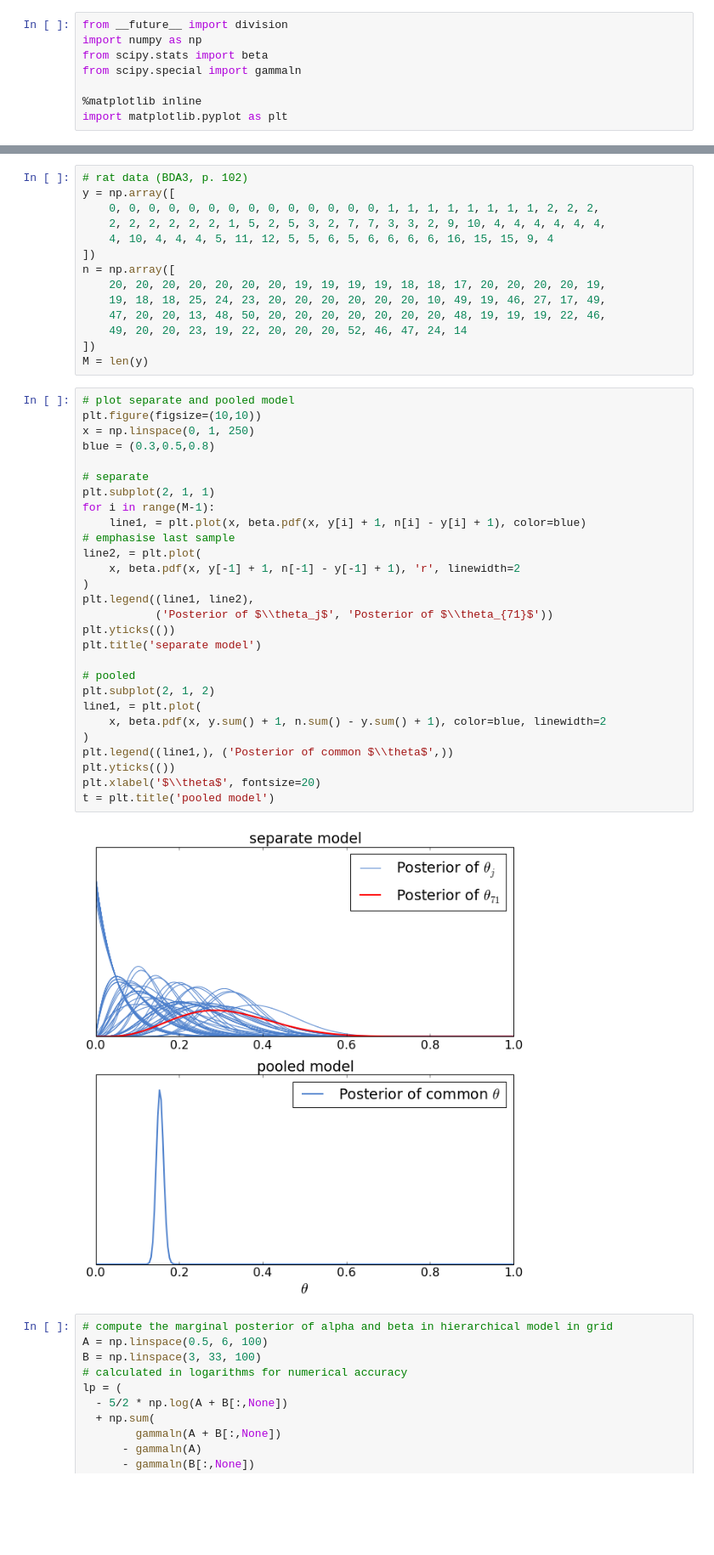
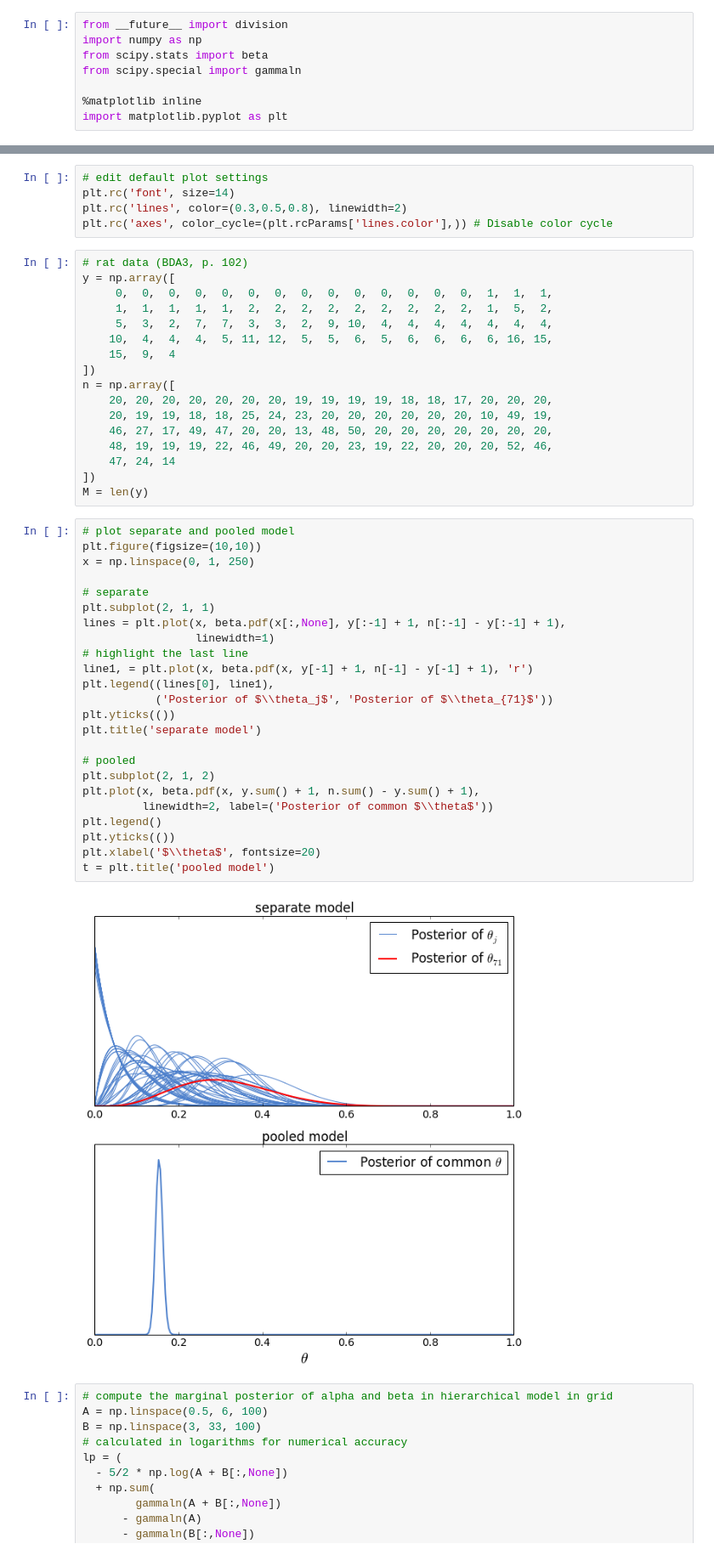
Before and after one commit to avehtari/BDA_py_demos, a Jupyter notebook: demos_ch5/demo5_1.ipynb, the cells around one changed output, grey strips where cells are left out. Shown at 85% size. Saved outputs shown, nothing was run; the diff lists cells and outputs as text; blank space fills up the shorter version.

```diff
--- a/demos_ch5/demo5_1.ipynb
+++ b/demos_ch5/demo5_1.ipynb
@@ -18,47 +14,51 @@ matplotlib.rc('font', size=16)
+# %%
+# edit default plot settings
+plt.rc('font', size=14)
+plt.rc('lines', color=(0.3,0.5,0.8), linewidth=2)
+plt.rc('axes', color_cycle=(plt.rcParams['lines.color'],)) # Disable color cycle
 # %%
 # rat data (BDA3, p. 102)
 y = np.array([
-    0, 0, 0, 0, 0, 0, 0, 0, 0, 0, 0, 0, 0, 0, 1, 1, 1, 1, 1, 1, 1, 1, 2, 2, 2,
-    2, 2, 2, 2, 2, 2, 1, 5, 2, 5, 3, 2, 7, 7, 3, 3, 2, 9, 10, 4, 4, 4, 4, 4, 4,
-    4, 10, 4, 4, 4, 5, 11, 12, 5, 5, 6, 5, 6, 6, 6, 6, 16, 15, 15, 9, 4
+     0,  0,  0,  0,  0,  0,  0,  0,  0,  0,  0,  0,  0,  0,  1,  1,  1,
+     1,  1,  1,  1,  1,  2,  2,  2,  2,  2,  2,  2,  2,  2,  1,  5,  2,
+     5,  3,  2,  7,  7,  3,  3,  2,  9, 10,  4,  4,  4,  4,  4,  4,  4,
+    10,  4,  4,  4,  5, 11, 12,  5,  5,  6,  5,  6,  6,  6,  6, 16, 15,
+    15,  9,  4
 ])
 n = np.array([
-    20, 20, 20, 20, 20, 20, 20, 19, 19, 19, 19, 18, 18, 17, 20, 20, 20, 20, 19,
-    19, 18, 18, 25, 24, 23, 20, 20, 20, 20, 20, 20, 10, 49, 19, 46, 27, 17, 49,
-    47, 20, 20, 13, 48, 50, 20, 20, 20, 20, 20, 20, 20, 48, 19, 19, 19, 22, 46,
-    49, 20, 20, 23, 19, 22, 20, 20, 20, 52, 46, 47, 24, 14
+    20, 20, 20, 20, 20, 20, 20, 19, 19, 19, 19, 18, 18, 17, 20, 20, 20,
+    20, 19, 19, 18, 18, 25, 24, 23, 20, 20, 20, 20, 20, 20, 10, 49, 19,
+    46, 27, 17, 49, 47, 20, 20, 13, 48, 50, 20, 20, 20, 20, 20, 20, 20,
+    48, 19, 19, 19, 22, 46, 49, 20, 20, 23, 19, 22, 20, 20, 20, 52, 46,
+    47, 24, 14
 ])
 M = len(y)
 # %%
 # plot separate and pooled model
 plt.figure(figsize=(10,10))
 x = np.linspace(0, 1, 250)
-blue = (0.3,0.5,0.8)
 
 # separate
 plt.subplot(2, 1, 1)
-for i in range(M-1):
-    line1, = plt.plot(x, beta.pdf(x, y[i] + 1, n[i] - y[i] + 1), color=blue)
-# emphasise last sample
-line2, = plt.plot(
-    x, beta.pdf(x, y[-1] + 1, n[-1] - y[-1] + 1), 'r', linewidth=2
-)
-plt.legend((line1, line2),
+lines = plt.plot(x, beta.pdf(x[:,None], y[:-1] + 1, n[:-1] - y[:-1] + 1),
+                 linewidth=1)
+# highlight the last line
+line1, = plt.plot(x, beta.pdf(x, y[-1] + 1, n[-1] - y[-1] + 1), 'r')
+plt.legend((lines[0], line1),
            ('Posterior of $\\theta_j$', 'Posterior of $\\theta_{71}$'))
 plt.yticks(())
 plt.title('separate model')
 
 # pooled
 plt.subplot(2, 1, 2)
-line1, = plt.plot(
-    x, beta.pdf(x, y.sum() + 1, n.sum() - y.sum() + 1), color=blue, linewidth=2
-)
-plt.legend((line1,), ('Posterior of common $\\theta$',))
+plt.plot(x, beta.pdf(x, y.sum() + 1, n.sum() - y.sum() + 1),
+         linewidth=2, label=('Posterior of common $\\theta$'))
+plt.legend()
 plt.yticks(())
 plt.xlabel('$\\theta$', fontsize=20)
 t = plt.title('pooled model')
 # %% [output]
-[figure, old version]
+[figure, new version]
 # %%
 # compute the marginal posterior of alpha and beta in hierarchical model in grid
 A = np.linspace(0.5, 6, 100)
```
Also changed, not shown: parts of 4 cells of this notebook, 1 other file.
